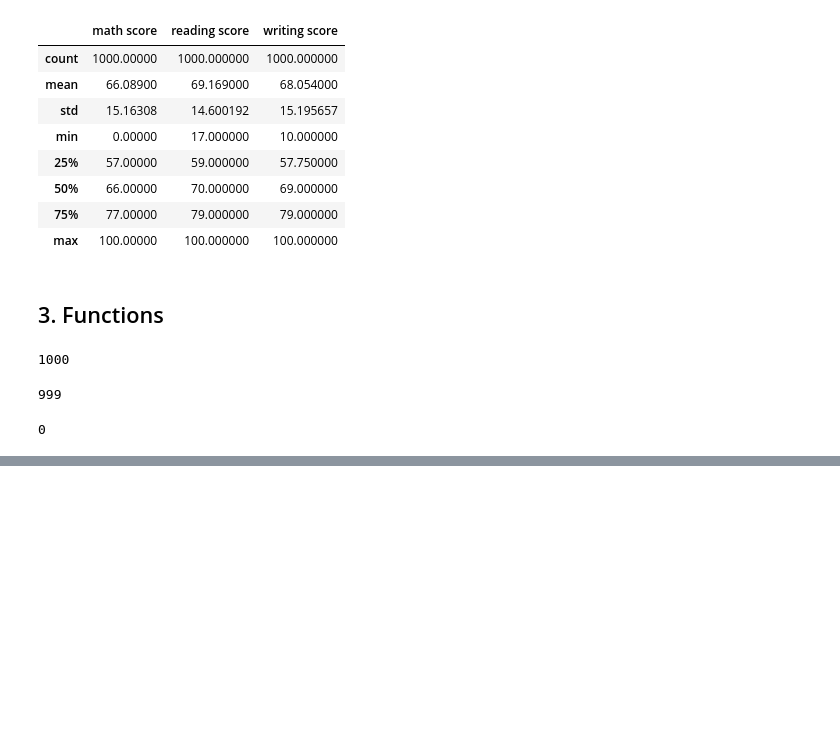
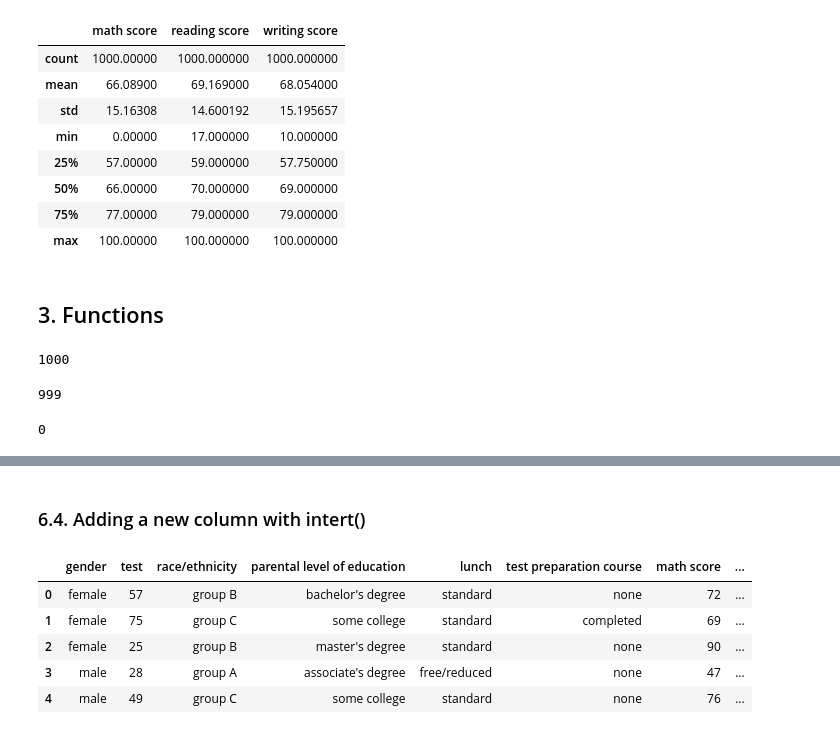
Before and after one commit to bruno-lima98/freeCodeCamp-course-ds, a Jupyter notebook: pandas_review.ipynb, the cells around one changed output, grey strips where cells are left out. Saved outputs shown, nothing was run; the diff lists cells and outputs as text; code cells hidden in the pictures; blank space fills up the shorter version.

```diff
--- a/pandas_review.ipynb
+++ b/pandas_review.ipynb
@@ -165,0 +326,3 @@ min(df_exams.index)
+# %%
+df_exams["language score"] = language_score.round(2)
+df_exams.head()
@@ -165,0 +343,6 @@ min(df_exams.index)
+# %%
+score1 = np.random.randint(1, 101, size=1000)
+score2 = np.random.randint(1, 101, size=1000)
+# %%
+series1 = pd.Series(score1, index=np.arange(0, 1000))
+series2 = pd.Series(score2, index=np.arange(0, 1000))
@@ -165,0 +357,2 @@ min(df_exams.index)
+# %%
+df_exams = df_exams.assign(score_A=series1, score_B=series2)
@@ -165,0 +368,12 @@ min(df_exams.index)
+# %% [markdown]
+### 6.4. Adding a new column with intert()
+# %%
+df_exams.insert(1, "test", series1)
+df_exams.head()
+# %% [output]
+|  | gender | test | race/ethnicity | parental level of education | lunch | test preparation course | math score | ... |
+| 0 | female | 57 | group B | bachelor's degree | standard | none | 72 | ... |
+| 1 | female | 75 | group C | some college | standard | completed | 69 | ... |
+| 2 | female | 25 | group B | master's degree | standard | none | 90 | ... |
+| 3 | male | 28 | group A | associate's degree | free/reduced | none | 47 | ... |
+| 4 | male | 49 | group C | some college | standard | none | 76 | ... |
```
Also changed, not shown: parts of 33 cells of this notebook.
